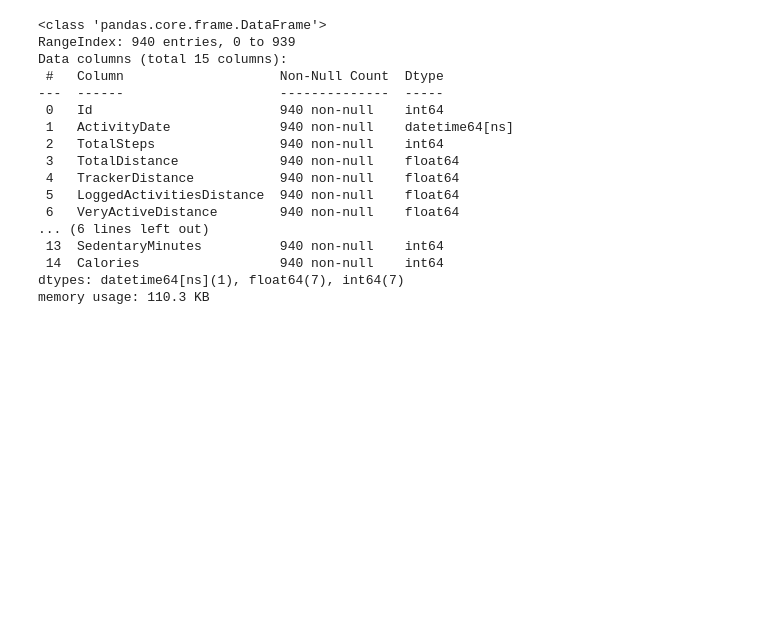
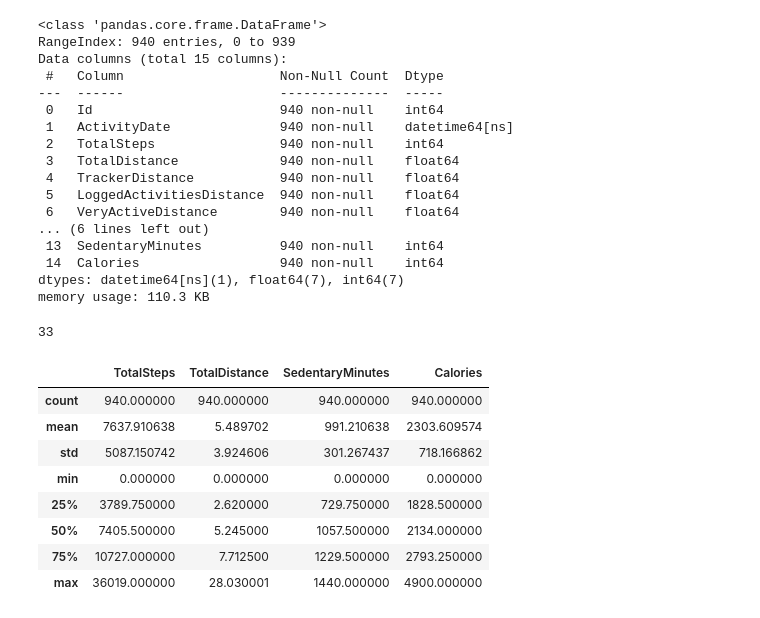
Before and after one commit to Ricardod671/Bellabeat-EDA, a Jupyter notebook: notebook/0.1-RCD-EDA.ipynb, the cells around one changed output. Drawn from its saved outputs; the diff is of its cells as text; code cells hidden in the pictures; blank space fills up the shorter version.

```diff
--- a/notebook/0.1-RCD-EDA.ipynb
+++ b/notebook/0.1-RCD-EDA.ipynb
@@ -89,3 +91,20 @@ Data columns (total 15 columns):
  14  Calories                  940 non-null    int64
 dtypes: datetime64[ns](1), float64(7), int64(7)
 memory usage: 110.3 KB
+# %%
+# how many participans there are?
+daily_activity['Id'].value_counts().count()
+# %% [output]
+33
+# %%
+daily_activity[['TotalSteps','TotalDistance','SedentaryMinutes','Calories']].describe()
+# %% [output]
+|  | TotalSteps | TotalDistance | SedentaryMinutes | Calories |
+| count | 940.000000 | 940.000000 | 940.000000 | 940.000000 |
+| mean | 7637.910638 | 5.489702 | 991.210638 | 2303.609574 |
+| std | 5087.150742 | 3.924606 | 301.267437 | 718.166862 |
+| min | 0.000000 | 0.000000 | 0.000000 | 0.000000 |
+| 25% | 3789.750000 | 2.620000 | 729.750000 | 1828.500000 |
+| 50% | 7405.500000 | 5.245000 | 1057.500000 | 2134.000000 |
+| 75% | 10727.000000 | 7.712500 | 1229.500000 | 2793.250000 |
+| max | 36019.000000 | 28.030001 | 1440.000000 | 4900.000000 |
```
Also changed, not shown: parts of 5 cells of this notebook.
